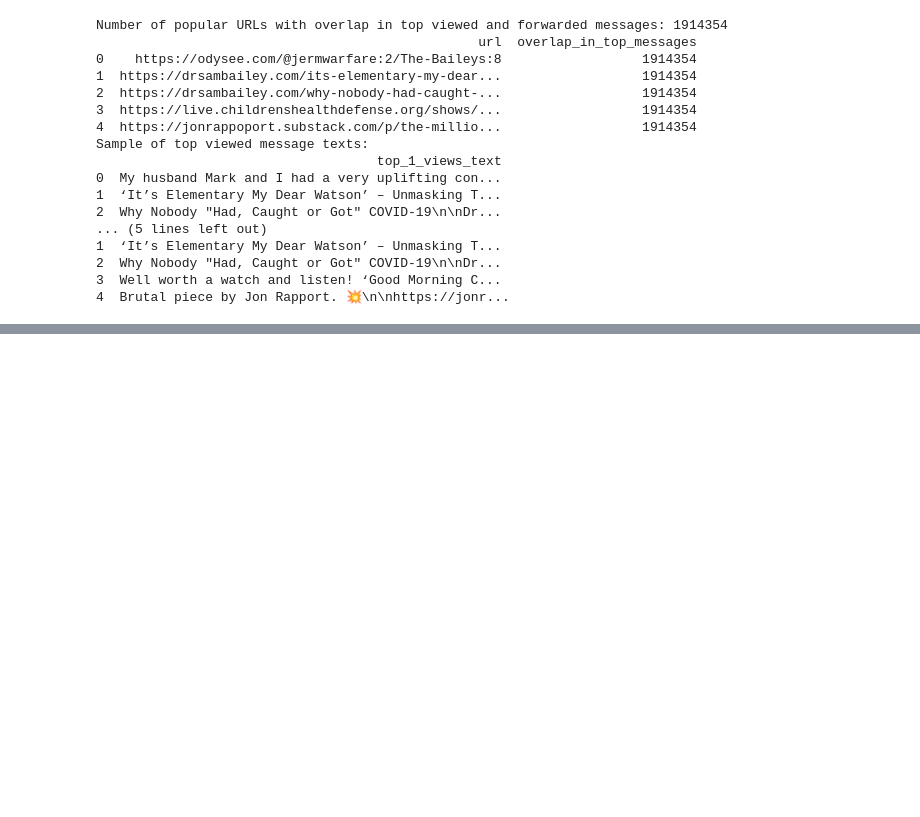
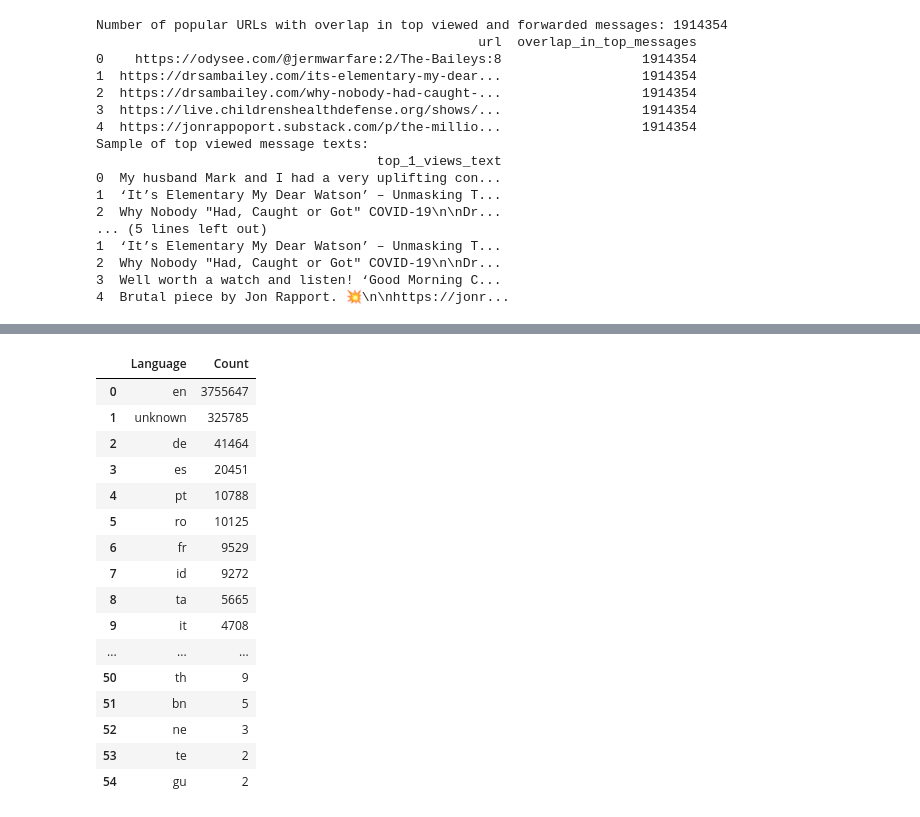
Before and after one commit to Raphaaella/MA_Thesis, a Jupyter notebook: 01_code/text_data.ipynb, the cells around one changed output, grey strips where cells are left out. Cells and saved outputs as stored; diff of their text form; code cells hidden in the pictures; blank space fills up the shorter version.

```diff
--- a/01_code/text_data.ipynb
+++ b/01_code/text_data.ipynb
@@ -113,0 +172,28 @@ Sample of top viewed message texts:
+# %%
+# Ensure reproducibility for langdetect
+DetectorFactory.seed = 42
+
+# Sample a subset of the text data
+sampled_text_data = df['top_3_views_text'].dropna()#.sample(n=2000, random_state=42)
+
+# Function to detect language
+def detect_language(text):
+    try:
+        return detect(text)
+    except LangDetectException:
+        return "unknown"
+
+# Detect language for each text with tqdm progress bar
+detected_languages = []
+for text in tqdm(sampled_text_data, desc="Detecting Languages"):
+    detected_languages.append(detect_language(text))
+
+# Add detected languages to the DataFrame
+sampled_text_data = pd.Series(detected_languages, index=sampled_text_data.index)
+
+# Summarize the detected languages
+language_counts = sampled_text_data.value_counts()
+
+# Display the results
+language_summary = language_counts.reset_index()
+language_summary.columns = ['Language', 'Count']
@@ -113,0 +218,20 @@ Sample of top viewed message texts:
+# %%
+language_summary
+# %% [output]
+|  | Language | Count |
+| 0 | en | 3755647 |
+| 1 | unknown | 325785 |
+| 2 | de | 41464 |
+| 3 | es | 20451 |
+| 4 | pt | 10788 |
+| 5 | ro | 10125 |
+| 6 | fr | 9529 |
+| 7 | id | 9272 |
+| 8 | ta | 5665 |
+| 9 | it | 4708 |
+| ... | ... | ... |
+| 50 | th | 9 |
+| 51 | bn | 5 |
+| 52 | ne | 3 |
+| 53 | te | 2 |
+| 54 | gu | 2 |
```
Also changed, not shown: parts of 10 cells of this notebook, 3 other files.
